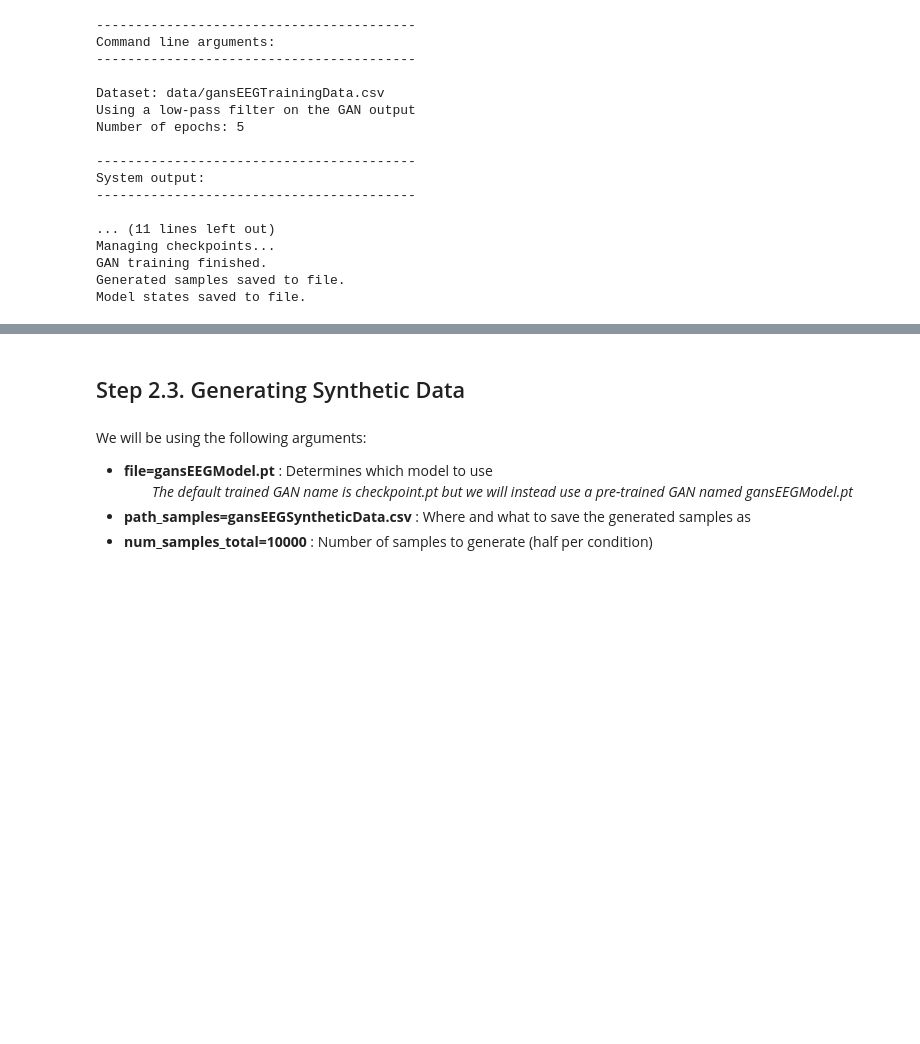
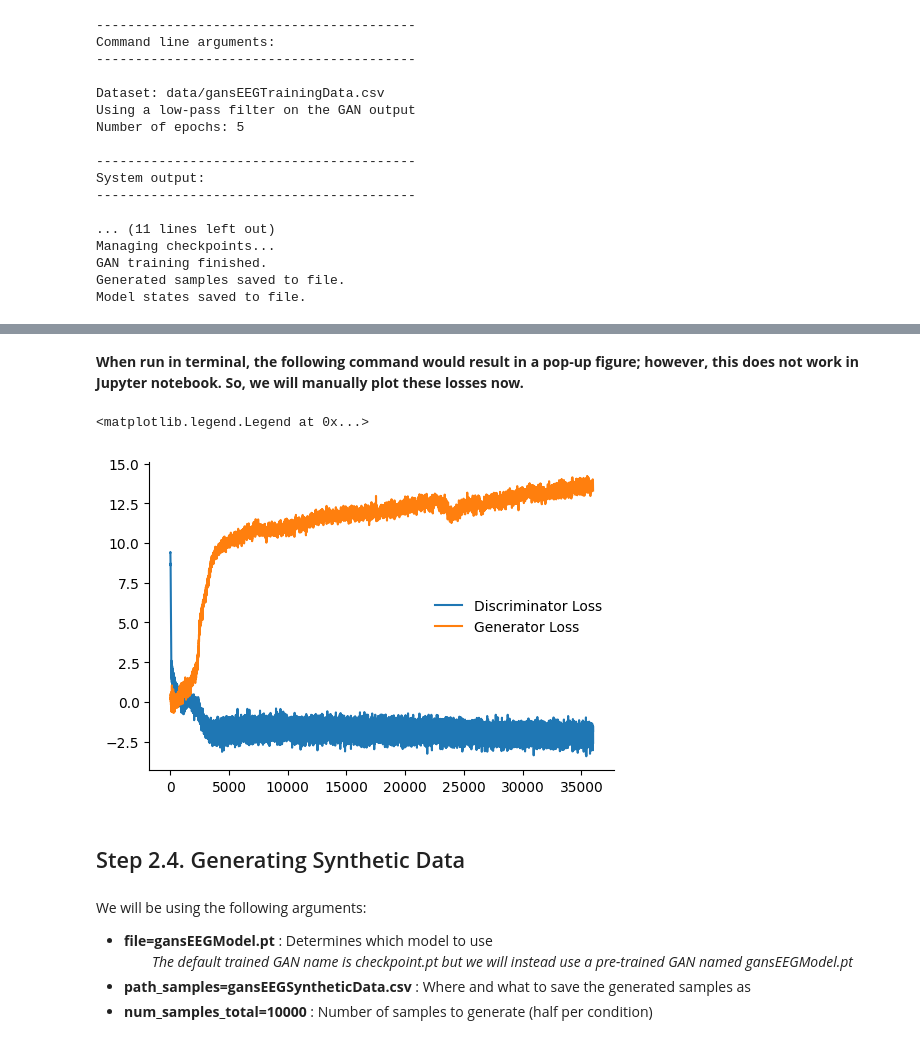
Before and after one commit to AutoResearch/EEG-GAN, a Jupyter notebook: tutorial/gansEEGTutorial.ipynb, the cells around one changed output, grey strips where cells are left out. Saved outputs shown, nothing was run; the diff lists cells and outputs as text; code cells hidden in the pictures; blank space fills up the shorter version.

Commit message:
Added plot losses to tutorial

```diff
--- a/tutorial/gansEEGTutorial.ipynb
+++ b/tutorial/gansEEGTutorial.ipynb
@@ -314,5 +376,22 @@ Model states saved to file.
+# %% [markdown]
+<b>When run in terminal, the following command would result in a pop-up figure; however, this does not work in Jupyter notebook. So, we will manually plot these losses now.</b>
+# %%
+#Load trained GAN
+model = torch.load('trained_models/gansEEGModel.pt')
+
+
+#Plot losses
+f, (ax1) = plt.subplots(1, 1, figsize=(6, 4))
+
+ax1.plot(model['discriminator_loss'], label = 'Discriminator Loss')
+ax1.plot(model['generator_loss'], label = 'Generator Loss')
+ax1.spines[['right', 'top']].set_visible(False)
+ax1.legend(frameon=False)
+# %% [output]
+<matplotlib.legend.Legend at 0x...>
+[figure, added]
 # %% [markdown]
-## Step 2.3. Generating Synthetic Data
+## Step 2.4. Generating Synthetic Data
 # %% [markdown]
 We will be using the following arguments:
 - <b> file=gansEEGModel.pt </b> : Determines which model to use<br>
```
Also changed, not shown: parts of 14 cells of this notebook, 1 other file.
